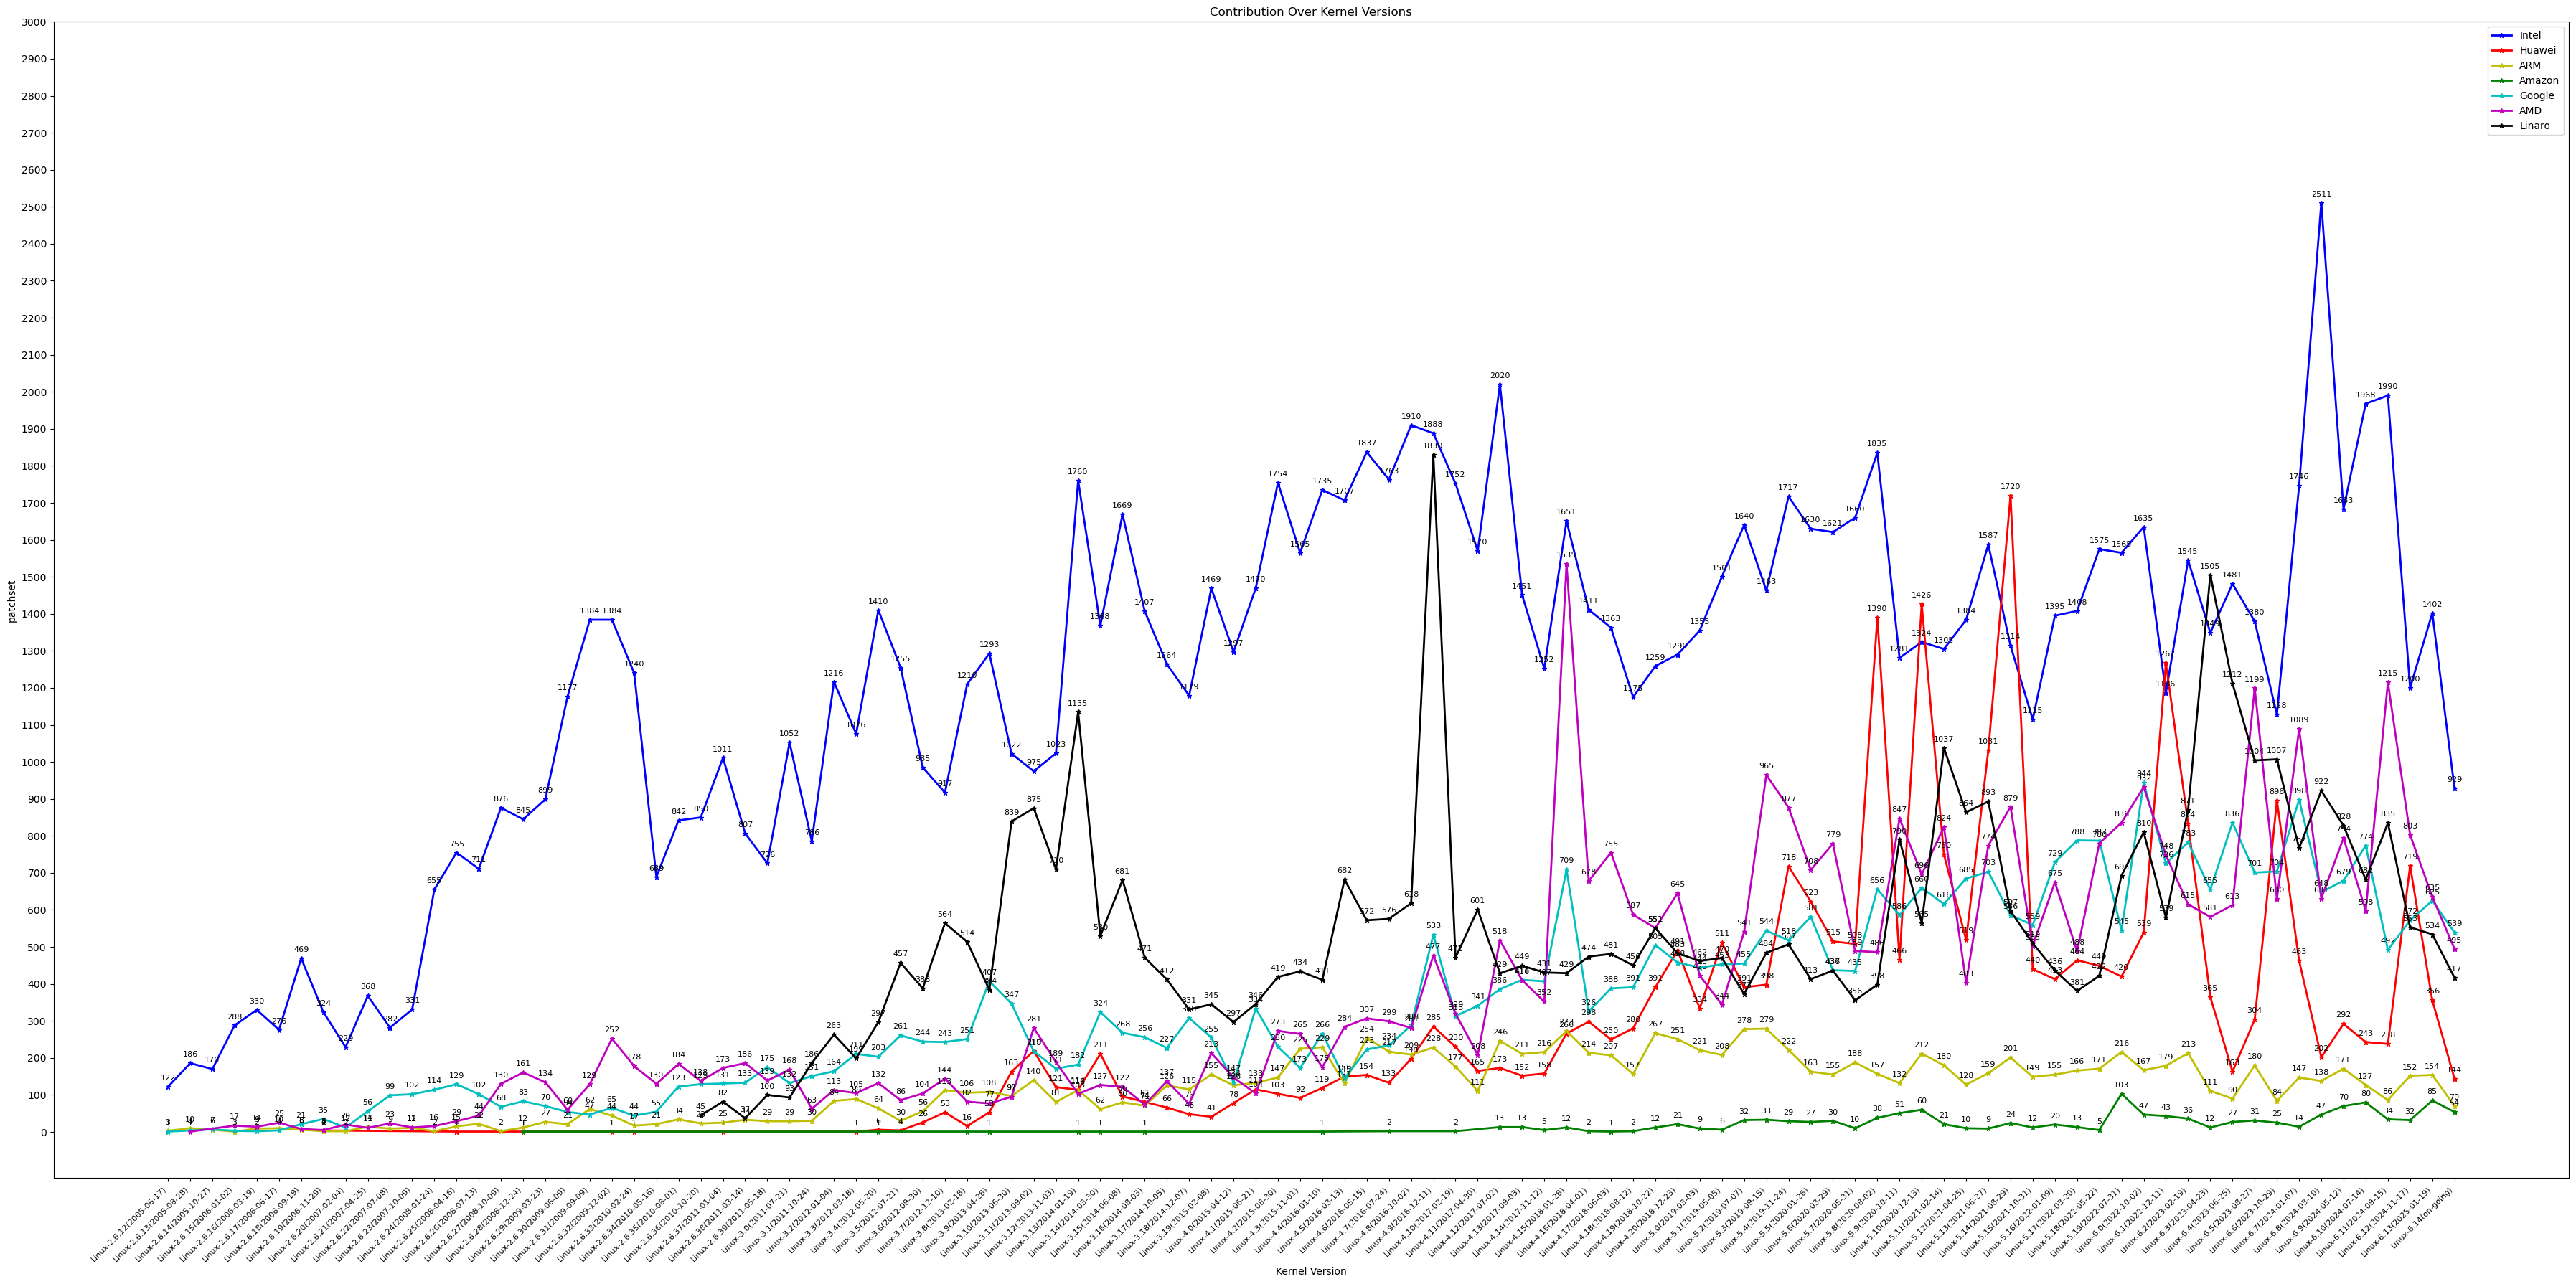
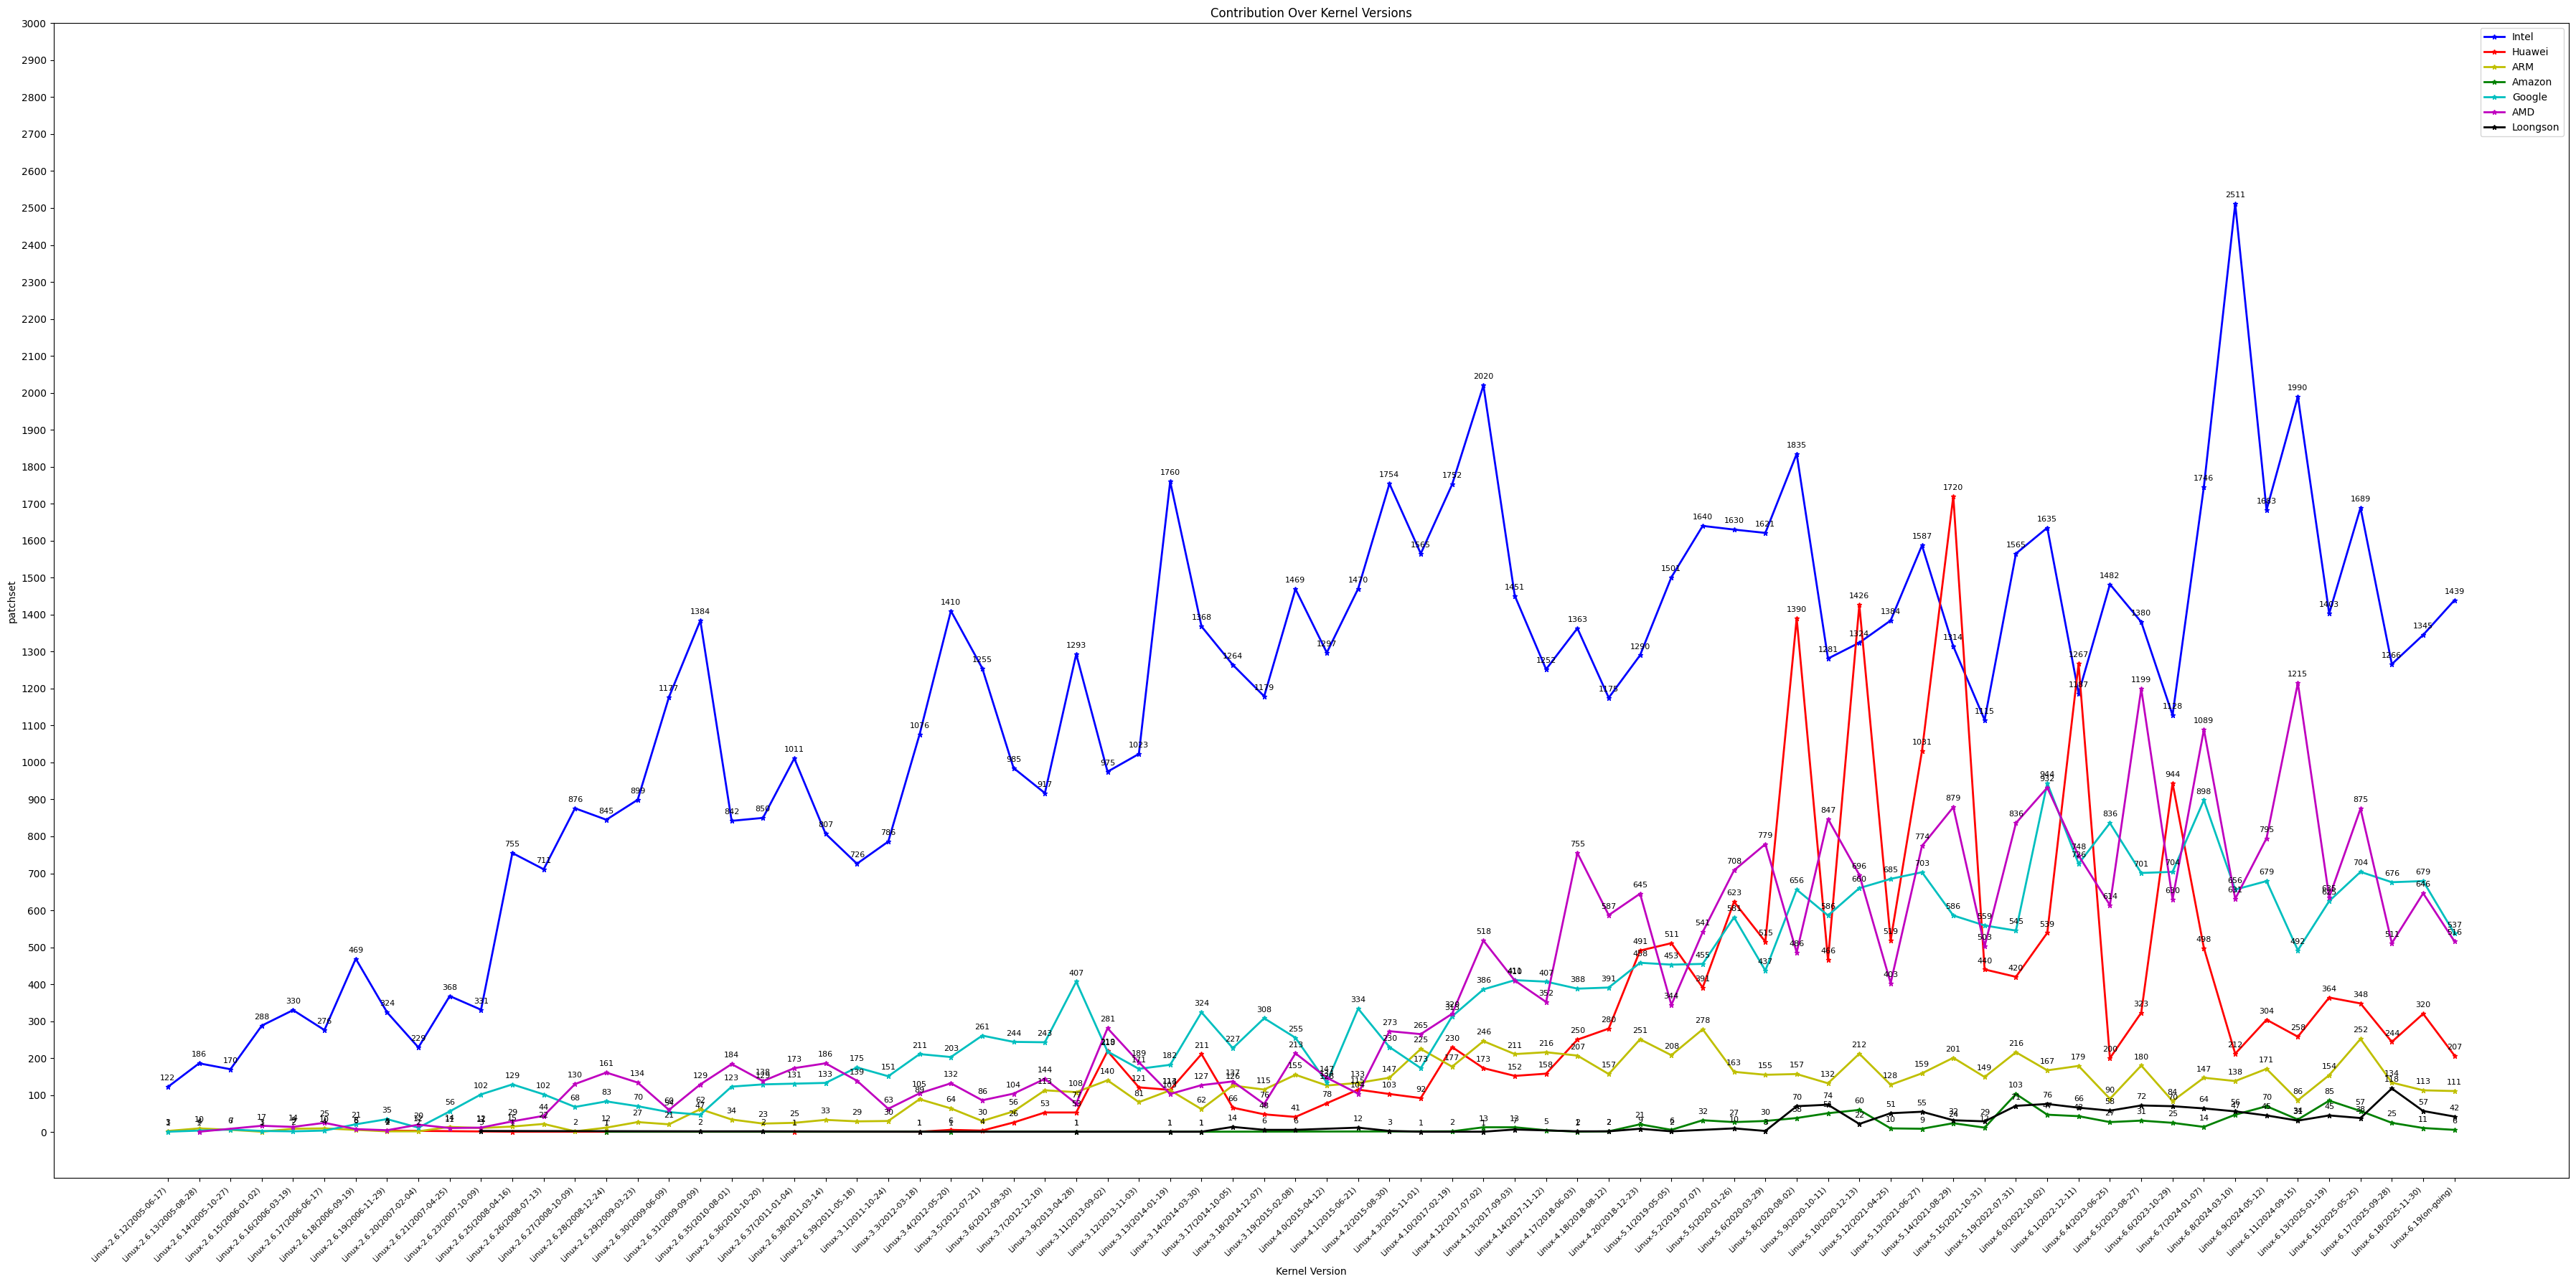
The change to this notebook cell's code, shown as a diff; its figure went from the first image to the second:
--- before
+++ after
@@ -3,5 +3,5 @@
 
 # 读取 CSV 文件
-df = pd.read_csv('all_kernel_contribute_data_20250201.csv')
+df = pd.read_csv('all_kernel_contribute_data_20251225.csv')
 
 def plot_contributor(df, contributor, color, label):
@@ -31,14 +31,15 @@
 google_line, google_kernelversion, google_values = plot_contributor(df, "Google", 'c', 'Google')
 amd_line, amd_kernelversion, amd_values = plot_contributor(df, "AMD", 'm', 'AMD')
-linaro_line, linaro_kernelversion, linaro_values = plot_contributor(df, "Linaro", 'k', 'Linaro')
+# linaro_line, linaro_kernelversion, linaro_values = plot_contributor(df, "Linaro", 'k', 'Linaro')
+loongson_line, loongson_kernelversion, loongson_values = plot_contributor(df, "Loongson", 'k', 'Loongson')
 
 # 设置 x 轴刻度
 plt.tick_params(axis='x', labelsize=8)
 # 使用所有kernelversion的集合作为xticks，避免缺失
-all_kernelversion = sorted(list(set(intel_kernelversion + huawei_kernelversion + arm_kernelversion + google_kernelversion + amd_kernelversion + linaro_kernelversion + amazon_kernelversion)))
+all_kernelversion = sorted(list(set(intel_kernelversion + huawei_kernelversion + arm_kernelversion + google_kernelversion + amd_kernelversion + loongson_kernelversion + amazon_kernelversion)))
 plt.xticks(all_kernelversion, rotation=45, ha='right')
 
 # 设置 y 轴的刻度
-plt.yticks(range(0, max(max(intel_values), max(huawei_values), max(arm_values), max(google_values),max(amazon_values),max(amd_values),max(linaro_values)) + 500, 100)) # y轴动态范围
+plt.yticks(range(0, max(max(intel_values), max(huawei_values), max(arm_values), max(google_values),max(amazon_values),max(amd_values),max(loongson_values)) + 500, 100)) # y轴动态范围
 
 # 添加图例、标签和标题

Commit: Refactor code structure for improved readability and maintainability